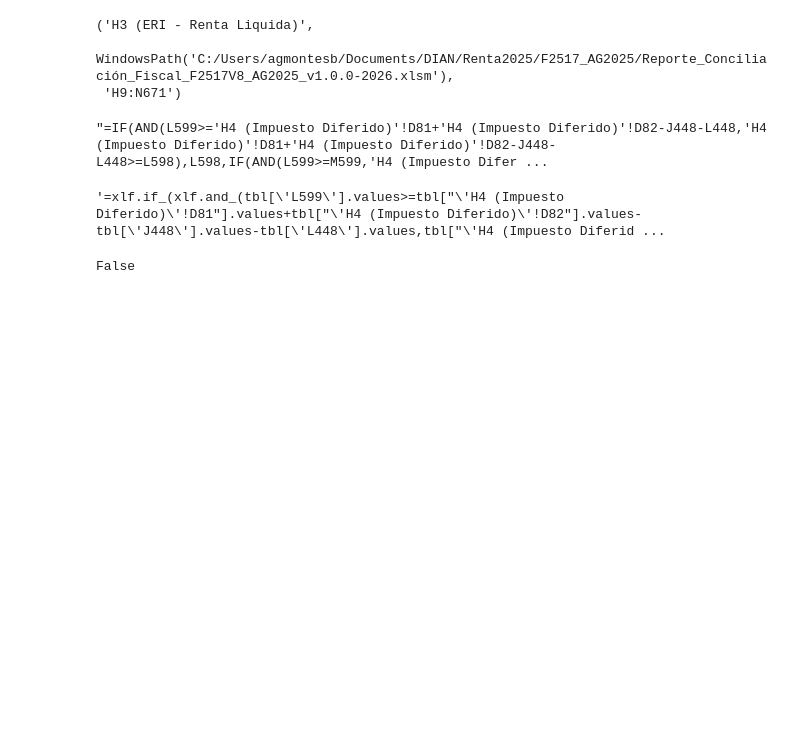
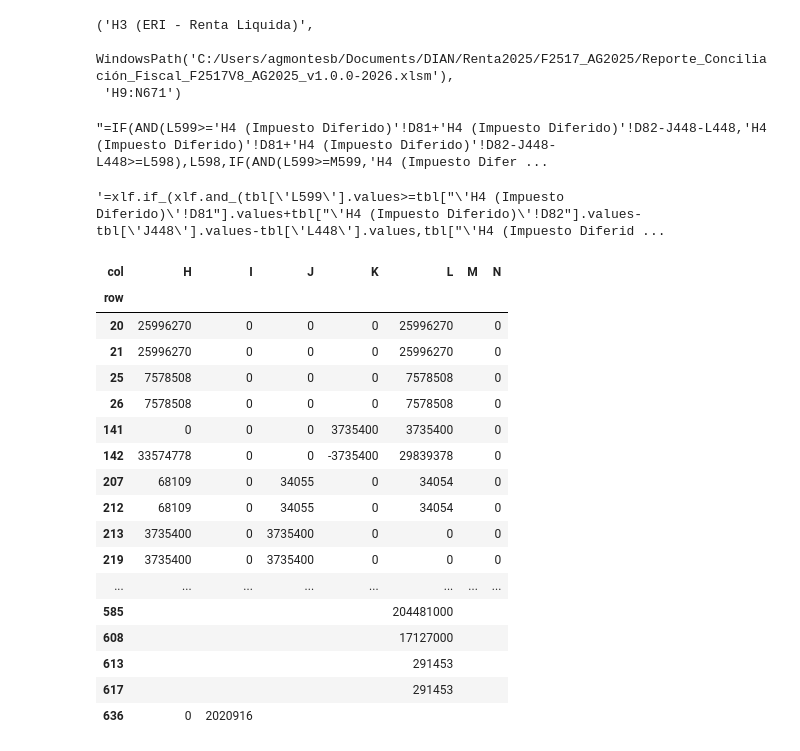
Before and after one commit to agmontesb/excel, a Jupyter notebook: markup_thread.ipynb, the cells around one changed output. Cells and saved outputs as stored; diff of their text form; code cells hidden in the pictures; blank space fills up the shorter version.

```diff
--- a/markup_thread.ipynb
+++ b/markup_thread.ipynb
@@ -94,4 +110,24 @@ sht_tbl = ExcelTable(wsheet, 'Renta_liquida', ws_range, fmls=fmls, values=values
 # %%
 sht_tbl.parent.parameters(M6=49799)
 # %%
-mtable = sht_tbl.minimun_table()
+mtable = sht_tbl.minimun_table(any_row=False)
+mtable
+# %% [output]
+| col | H | I | J | K | L | M | N |
+| row |  |  |  |  |  |  |  |
+| 20 | 25996270 | 0 | 0 | 0 | 25996270 |  | 0 |
+| 21 | 25996270 | 0 | 0 | 0 | 25996270 |  | 0 |
+| 25 | 7578508 | 0 | 0 | 0 | 7578508 |  | 0 |
+| 26 | 7578508 | 0 | 0 | 0 | 7578508 |  | 0 |
+| 141 | 0 | 0 | 0 | 3735400 | 3735400 |  | 0 |
+| 142 | 33574778 | 0 | 0 | -3735400 | 29839378 |  | 0 |
+| 207 | 68109 | 0 | 34055 | 0 | 34054 |  | 0 |
+| 212 | 68109 | 0 | 34055 | 0 | 34054 |  | 0 |
+| 213 | 3735400 | 0 | 3735400 | 0 | 0 |  | 0 |
+| 219 | 3735400 | 0 | 3735400 | 0 | 0 |  | 0 |
+| ... | ... | ... | ... | ... | ... | ... | ... |
+| 585 |  |  |  |  | 204481000 |  |  |
+| 608 |  |  |  |  | 17127000 |  |  |
+| 613 |  |  |  |  | 291453 |  |  |
+| 617 |  |  |  |  | 291453 |  |  |
+| 636 | 0 | 2020916 |  |  |  |  |  |
@@ -100,4 +133,0 @@ from xlobjects import EmptyCell
-# %%
-bool(EmptyCell())
-# %% [output]
-False
```
Also changed, not shown: parts of 8 cells of this notebook, 1 other file.
